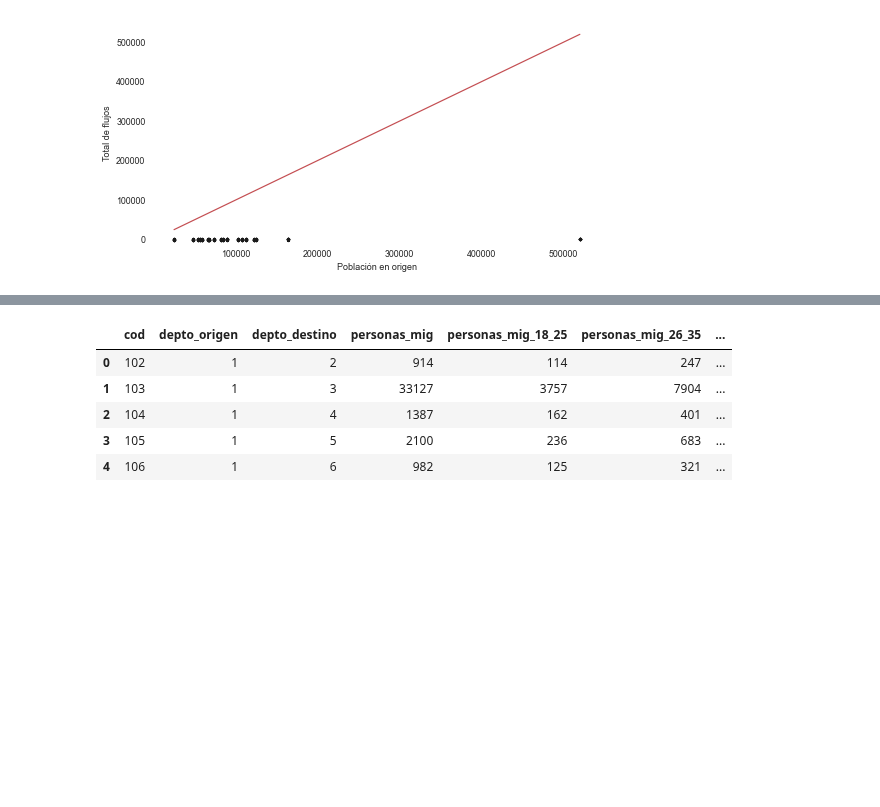
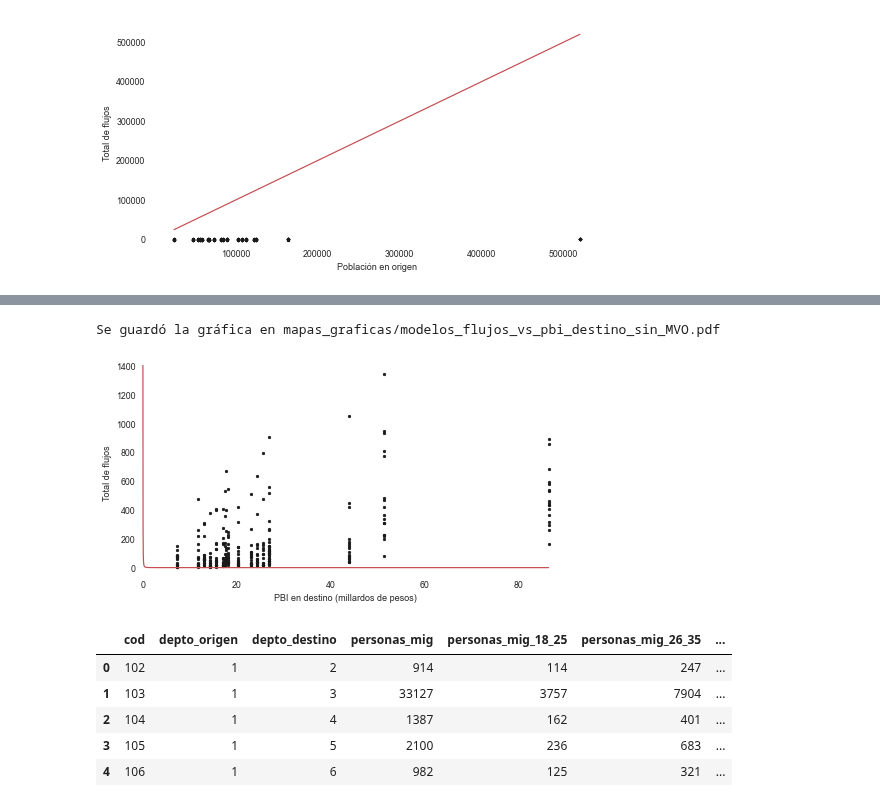
Before and after one commit to guillermodangelo/tesis, a Jupyter notebook: 06-MIE_departamentos.ipynb, the cells around one changed output, grey strips where cells are left out. Cells and saved outputs as stored; diff of their text form; code cells hidden in the pictures; blank space fills up the shorter version.

```diff
--- a/06-MIE_departamentos.ipynb
+++ b/06-MIE_departamentos.ipynb
@@ -330,3 +332,33 @@ Se guardó la gráfica en mapas_graficas/modelos_flujos_vs_pbi_destino.pdf
+# %%
+# Plot de PBI en destino contra personas migrantes
+# Plot de PBI en destino contra personas migrantes
+f, ax = plt.subplots(1, figsize=(8,4))
+
+# Plot data points
+ax.scatter(sin_mvo['pbi_destino_millardos'], sin_mvo['personas_mig'], marker='.',color='k')
+
+# crea la linea roja
+xvals = np.geomspace(0.000000001, max(sin_mvo['pbi_destino_millardos']), 500000)
+yvals = np.power(xvals, -2.0)
+ax.plot(xvals, yvals, color='r')
+
+# need to set the ylim to the domain of the origin pops, so we see the full line.
+ax.set_ylim(-100, sin_mvo['personas_mig'].max()*1.05)
+
+# hide spines
+hide_spines(ax, todos=True)
+
+ax.tick_params(axis='x', pad=-6)
+ax.tick_params(axis='y', pad=-18)
+
+# Add some labels
+ax.set_ylabel("Total de flujos")
+ax.set_xlabel("PBI en destino (millardos de pesos)")
+
+save_chart('modelos_flujos_vs_pbi_destino_sin_MVO.pdf', metadatos_figs)
+# %% [output]
+Se guardó la gráfica en mapas_graficas/modelos_flujos_vs_pbi_destino_sin_MVO.pdf
+[figure, added]
 # %%
 dd_deptos.head()
 # %% [output]
```
Also changed, not shown: parts of 2 cells of this notebook, 7 other files.
